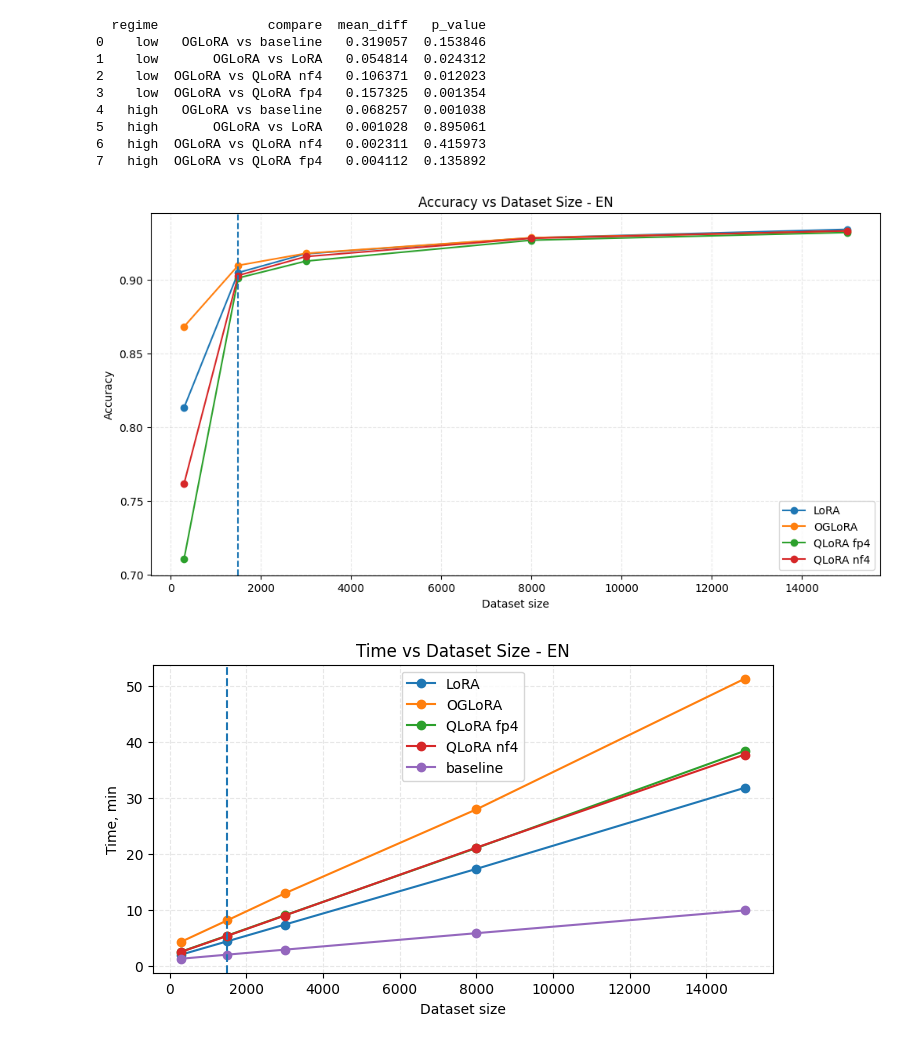
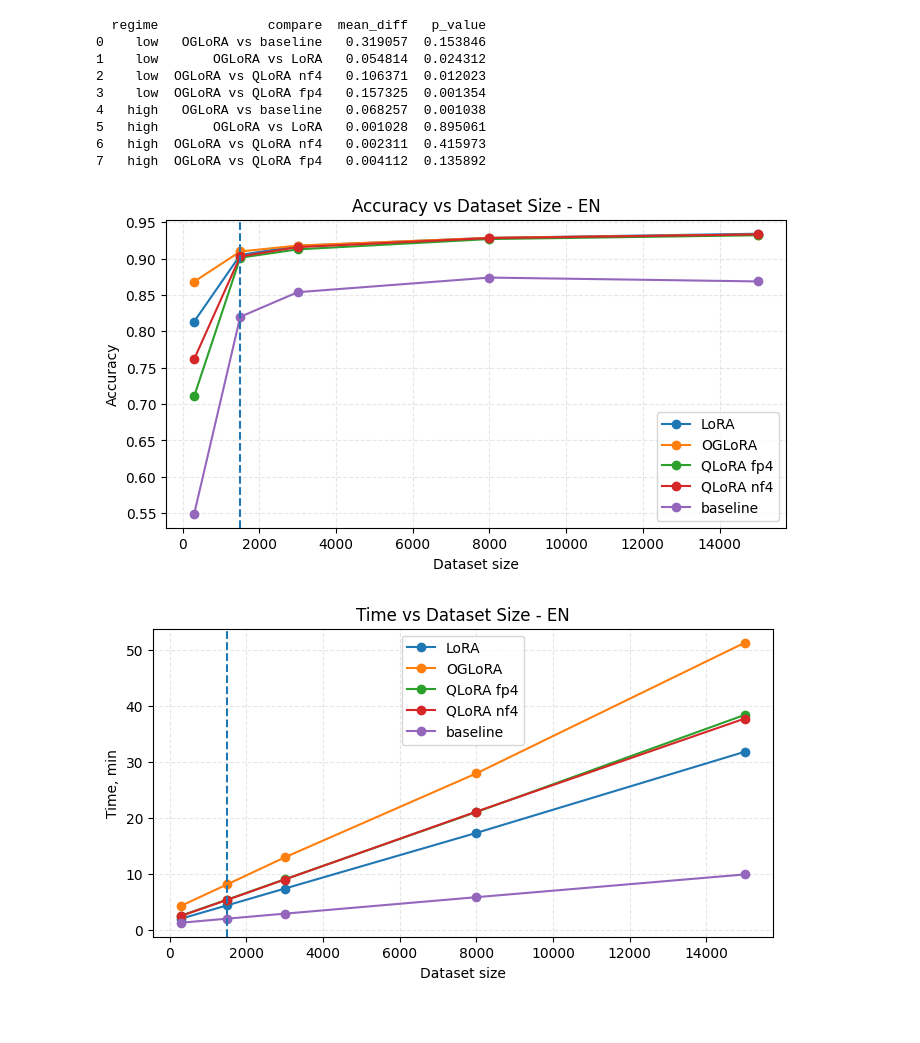
Before and after one commit to Lemekhova/msc-lemekhova, a Jupyter notebook: Анализ и гипотезы/Notebooks/analitics.ipynb, the cells around one changed output. Drawn from its saved outputs; the diff is of its cells as text; code cells hidden in the pictures.

```diff
--- a/Анализ и гипотезы/Notebooks/analitics.ipynb
+++ b/Анализ и гипотезы/Notebooks/analitics.ipynb
@@ -567,7 +1171,7 @@ df_sub = pd.read_csv('all_exp_results.csv')
 df_sub = df_sub[df_sub['model'] == "qwen3"]
 df_sub = df_sub[df_sub['dataset'] == "EN"]
 df_sub = df_sub[df_sub['pst_dataset'] != 30000]
-df_sub = df_sub[df_sub['method'] != 'baseline']
+#df_sub = df_sub[df_sub['method'] != 'baseline']
 # добавляем режим данных
 df_sub["data_regime"] = np.where(df_sub["pst_dataset"] < 1500, "low", "high")
 #high = high[high['pst_dataset'] != 30000]
@@ -627,23 +1231,23 @@ print(results_df)
 # %%
 import matplotlib.pyplot as plt
 
 pivot = df_sub.groupby(["pst_dataset", "method"])["accuracy"].mean().unstack()
 
-plt.figure(figsize=(12, 6))
+plt.figure(figsize=(8, 4))
 for method in pivot.columns:
     plt.plot(pivot.index, pivot[method], marker="o", label=method)
 
 plt.axvline(1500, linestyle="--")  # граница режимов
 
 plt.xlabel("Dataset size")
 plt.ylabel("Accuracy")
 plt.title("Accuracy vs Dataset Size - EN")
 plt.grid(True, linestyle="--", alpha=0.3)
 plt.legend()
 plt.grid(True)
 plt.show()
 # %% [output]
-[figure, old version]
+[figure, new version]
 # %%
 import matplotlib.pyplot as plt
 
```
Also changed, not shown: parts of 13 cells of this notebook, 3 other files.
